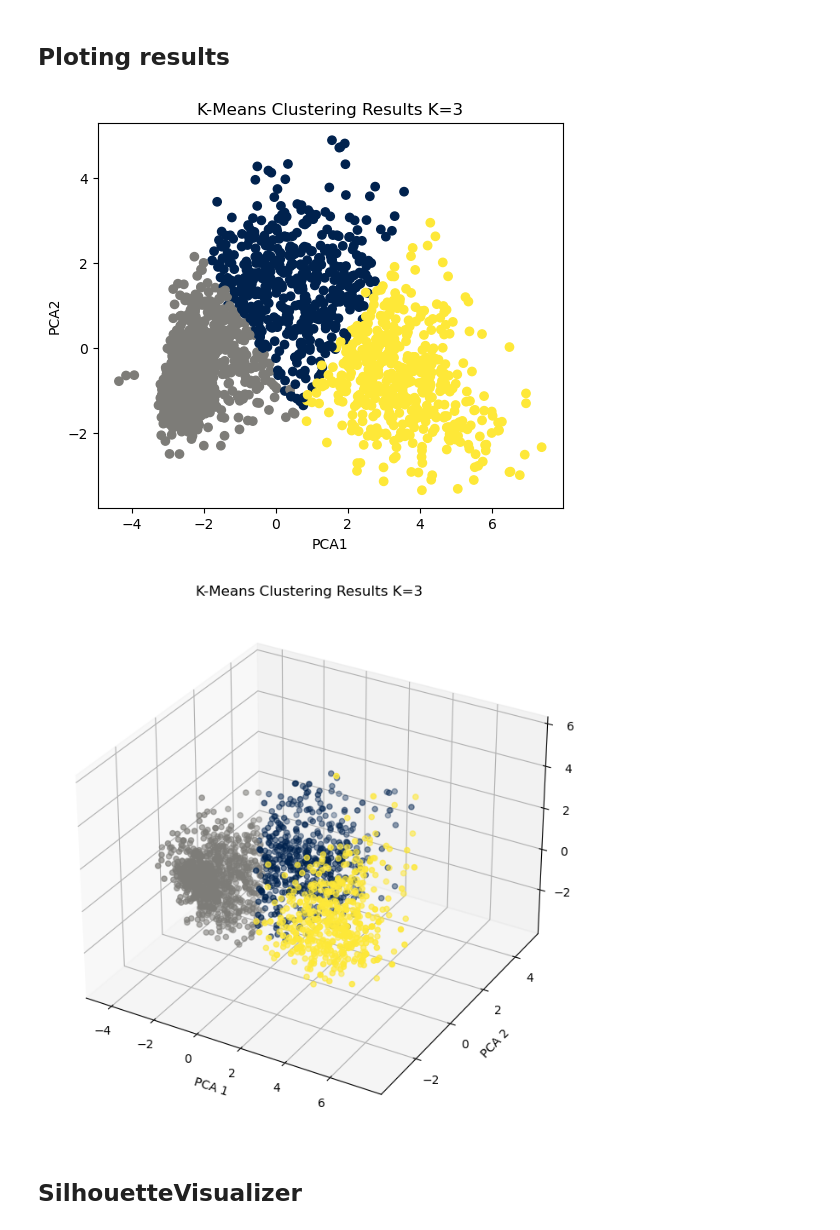
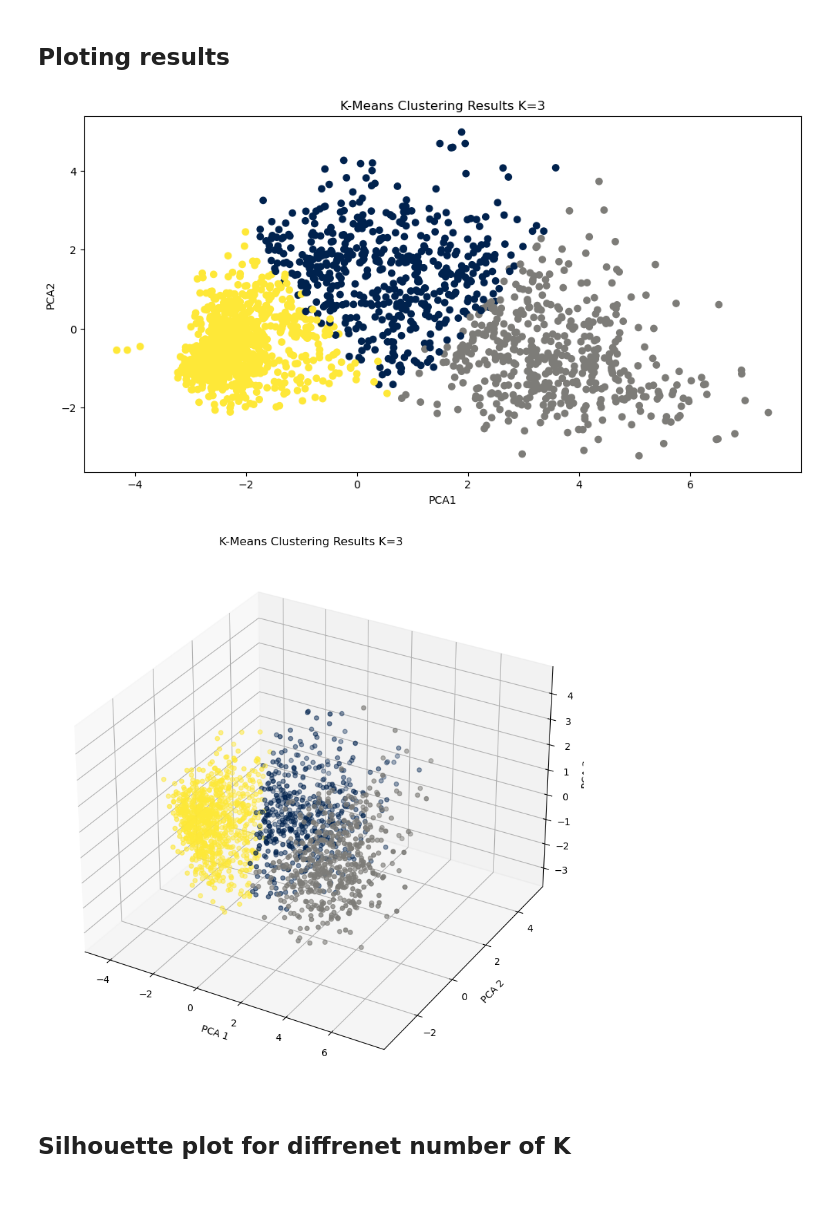
Before and after one commit to Santiago-Rosas/Clustering_K-means, a Jupyter notebook: clustering_marketing.ipynb, the cells around one changed output. Saved outputs shown, nothing was run; the diff lists cells and outputs as text; code cells hidden in the pictures; blank space fills up the shorter version.

Commit message:
adding plots

```diff
--- a/clustering_marketing.ipynb
+++ b/clustering_marketing.ipynb
@@ -270,6 +268,8 @@ plt.show()
 ##### There is no high correlation between variables
 # %% [markdown]
 ## Preparing Data for Transofromation of categorial variables
+# %%
+df_out.replace(["Graduation", "Master"],"2n Cycle",inplace=True )
 # %%
 df_out[["Education","Income"]].groupby(["Education"]).mean().sort_values(by="Income")
 # %% [output]
@@ -300,3 +303,6 @@ df_out = df_out[ (df_out['Marital_Status'] != "YOLO") & (df_out['Marital_Status'
+# %%
+df_out.replace(["Alone","Single","Divorced","Widow"],"no_cuple",inplace=True)
+df_out.replace(['Together', 'Married'],"with_cuple",inplace=True)
 # %%
 df_out.Marital_Status.unique()
 # %% [output]
@@ -310,8 +315,8 @@ import sklearn.preprocessing
 # %%
 
 transformer = sklearn.compose.make_column_transformer(
-    (sklearn.preprocessing.OrdinalEncoder(categories=[['Basic','2n Cycle','Graduation','Master','PhD']]), ["Education"]),
-    (sklearn.preprocessing.OneHotEncoder(), ["Marital_Status"]),
+    (sklearn.preprocessing.OrdinalEncoder(categories=[['Basic','2n Cycle','PhD']]), ["Education"]),
+    (sklearn.preprocessing.OrdinalEncoder(), ["Marital_Status"]),
     (sklearn.preprocessing.OneHotEncoder(), ["Year_DtCustomer"]),# there are only 3 values in "Year_DtCustomer" so  we are going to treat these data as categories
     remainder="passthrough")
 # %%
@@ -419,3 +419,2 @@ len(var)
 # %%
-lst = [i for i in range(16,33)]
-lst
+lst = [i for i in range(12,28)]
@@ -481,17 +481,17 @@ df_out['k_means_pca'] = y
 # %% [markdown]
  ## Ploting results
 # %%
-fig = plt.figure(figsize=(6,5))
+fig = plt.figure(figsize=(12,6))
 plt.scatter(pca_data_scaled[:, 0], pca_data_scaled[:, 1], c=y, cmap='cividis')
 plt.xlabel('PCA1')
 plt.ylabel('PCA2')
 plt.title('K-Means Clustering Results K=3')
 
 plt.show()
 # %% [output]
-[figure, old version]
+[figure, new version]
 # %%
-fig = plt.figure(figsize=(8,8))
+fig = plt.figure(figsize=(10,10))
 ax = fig.add_subplot(111, projection='3d')
 ax.scatter(pca_data_scaled[:, 0], pca_data_scaled[:, 1],pca_data_scaled[:, 2], c=y, cmap='cividis')
 ax.set_xlabel('PCA 1')
@@ -500,8 +500,8 @@ ax.set_zlabel('PCA 3')
 ax.set_title('K-Means Clustering Results K=3')
 plt.show()
 # %% [output]
-[figure, old version]
+[figure, new version]
-# %% [markdown]
-## SilhouetteVisualizer
+# %% [markdown]
+## Silhouette plot for diffrenet number of K
 # %%
 from yellowbrick.cluster import SilhouetteVisualizer
```
Also changed, not shown: parts of 41 cells of this notebook.
